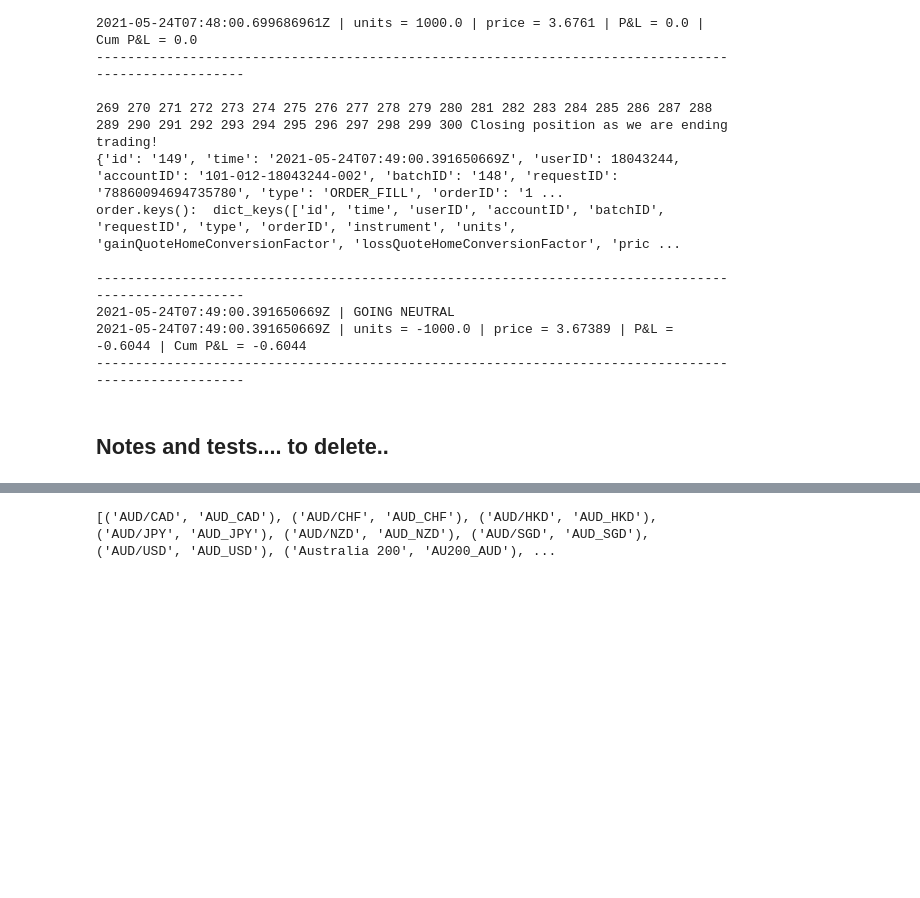
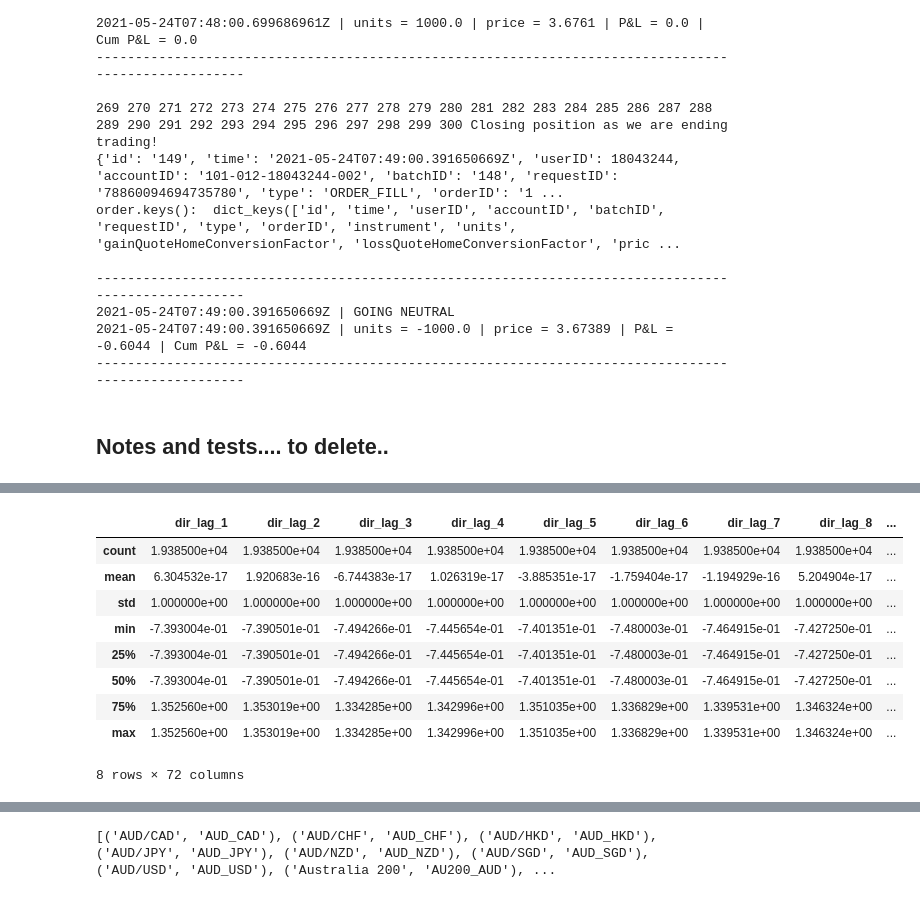
Before and after one commit to rollingturtle/OandaTrading, a Jupyter notebook: control.ipynb, the cells around one changed output, grey strips where cells are left out. Saved outputs shown, nothing was run; the diff lists cells and outputs as text; code cells hidden in the pictures; blank space fills up the shorter version.

```diff
--- a/control.ipynb
+++ b/control.ipynb
@@ -364,0 +414,14 @@ order.keys():  dict_keys(['id', 'time', 'userID', 'accountID', 'batchID', 'reque
+# %%
+tr_inputs = pd.read_csv("./Data/EUR_PLN/Train/train.csv")
+tr_inputs.describe()
+# %% [output]
+|  | dir_lag_1 | dir_lag_2 | dir_lag_3 | dir_lag_4 | dir_lag_5 | dir_lag_6 | dir_lag_7 | dir_lag_8 | ... |
+| count | 1.938500e+04 | 1.938500e+04 | 1.938500e+04 | 1.938500e+04 | 1.938500e+04 | 1.938500e+04 | 1.938500e+04 | 1.938500e+04 | ... |
+| mean | 6.304532e-17 | 1.920683e-16 | -6.744383e-17 | 1.026319e-17 | -3.885351e-17 | -1.759404e-17 | -1.194929e-16 | 5.204904e-17 | ... |
+| std | 1.000000e+00 | 1.000000e+00 | 1.000000e+00 | 1.000000e+00 | 1.000000e+00 | 1.000000e+00 | 1.000000e+00 | 1.000000e+00 | ... |
+| min | -7.393004e-01 | -7.390501e-01 | -7.494266e-01 | -7.445654e-01 | -7.401351e-01 | -7.480003e-01 | -7.464915e-01 | -7.427250e-01 | ... |
+| 25% | -7.393004e-01 | -7.390501e-01 | -7.494266e-01 | -7.445654e-01 | -7.401351e-01 | -7.480003e-01 | -7.464915e-01 | -7.427250e-01 | ... |
+| 50% | -7.393004e-01 | -7.390501e-01 | -7.494266e-01 | -7.445654e-01 | -7.401351e-01 | -7.480003e-01 | -7.464915e-01 | -7.427250e-01 | ... |
+| 75% | 1.352560e+00 | 1.353019e+00 | 1.334285e+00 | 1.342996e+00 | 1.351035e+00 | 1.336829e+00 | 1.339531e+00 | 1.346324e+00 | ... |
+| max | 1.352560e+00 | 1.353019e+00 | 1.334285e+00 | 1.342996e+00 | 1.351035e+00 | 1.336829e+00 | 1.339531e+00 | 1.346324e+00 | ... |
+8 rows × 72 columns
```
Also changed, not shown: parts of 8 cells of this notebook, 4 other files.
